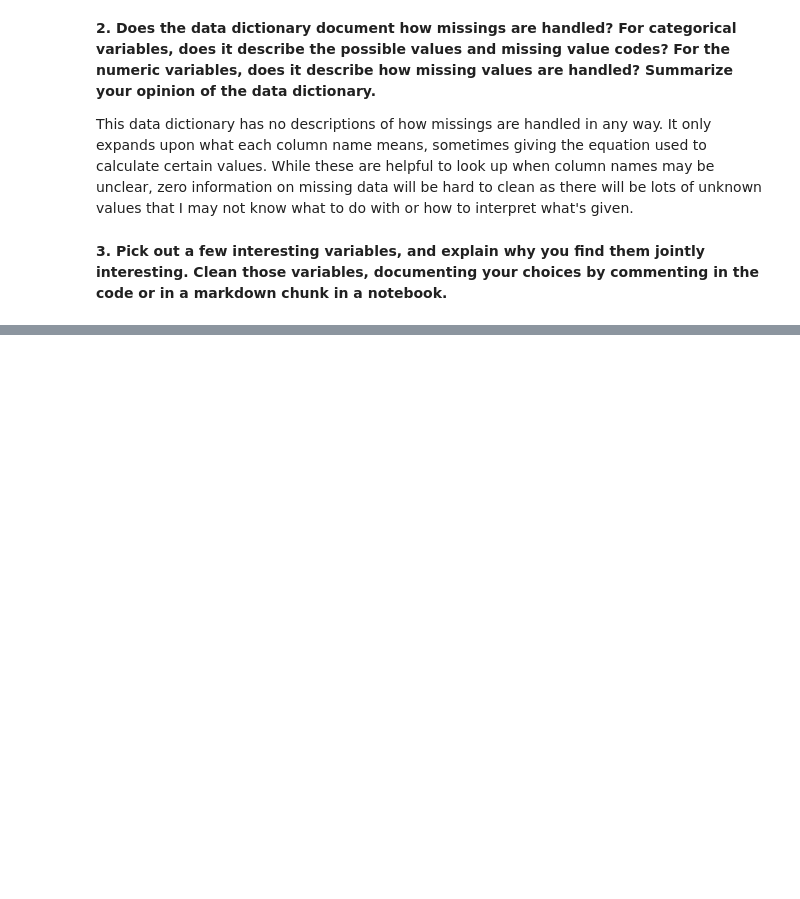
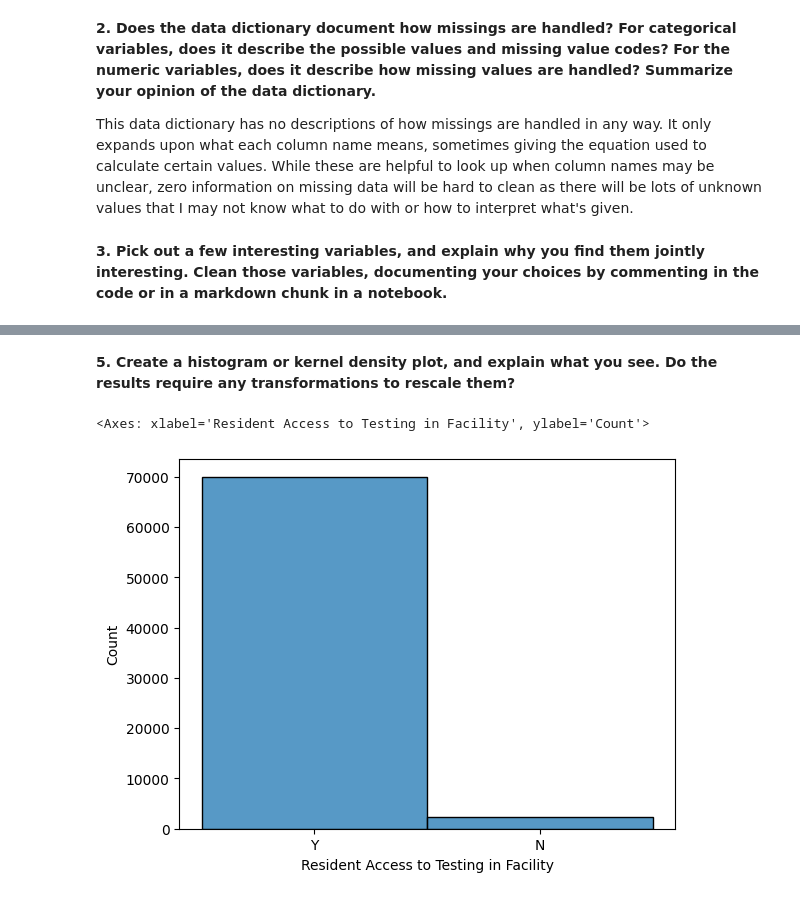
Before and after one commit to kirsten-fung/visualization, a Jupyter notebook: assignment/assignment.ipynb, the cells around one changed output, grey strips where cells are left out. Cells and saved outputs as stored; diff of their text form; code cells hidden in the pictures; blank space fills up the shorter version.

```diff
--- a/assignment/assignment.ipynb
+++ b/assignment/assignment.ipynb
@@ -292,0 +343,9 @@ Name: Residents Total Confirmed COVID-19, Length: 430, dtype: int64
+# %% [markdown]
+**5. Create a histogram or kernel density plot, and explain what you see. Do the results require any transformations to rescale them?**
+# %%
+sns.histplot(df['Resident Access to Testing in Facility'])
+# There are very few nursing home residents that do not have access to a testing facility
+# No transformations needed
+# %% [output]
+<Axes: xlabel='Resident Access to Testing in Facility', ylabel='Count'>
+[figure, added]
```
Also changed, not shown: parts of 16 cells of this notebook.
